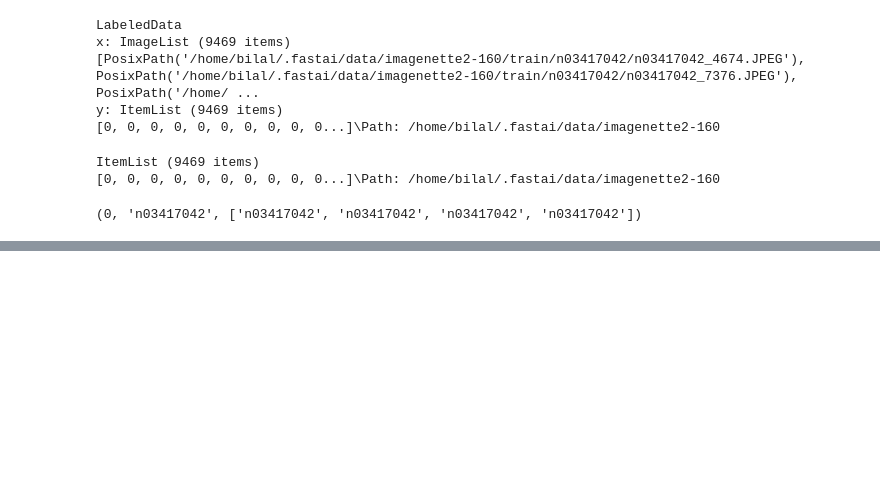
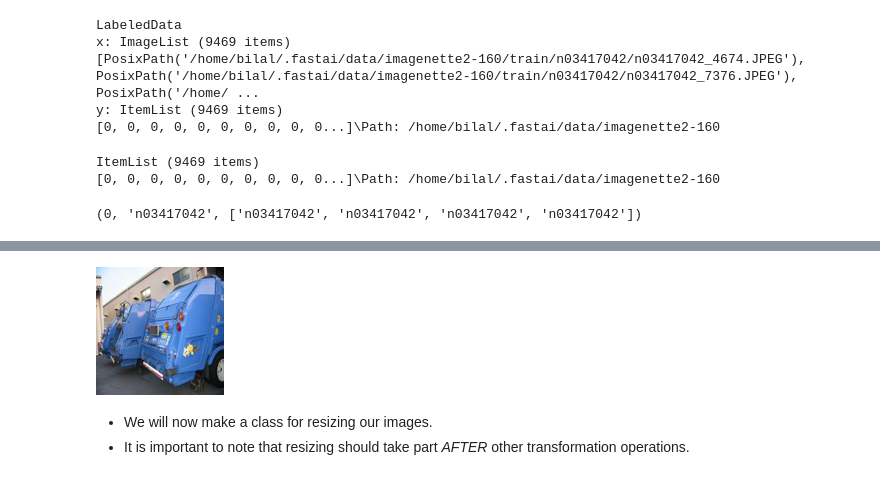
Before and after one commit to bachaudhry/fastai_test_implement, a Jupyter notebook: pytorch_NN_mechanics/Datablock_API.ipynb, the cells around one changed output, grey strips where cells are left out. Drawn from its saved outputs; the diff is of its cells as text; code cells hidden in the pictures; blank space fills up the shorter version.

Commit message:
Resizing class added

```diff
--- a/pytorch_NN_mechanics/Datablock_API.ipynb
+++ b/pytorch_NN_mechanics/Datablock_API.ipynb
@@ -476,0 +491,8 @@ ll.train.y.items[0], ll.train.y_obj(0), ll.train.y_obj(slice(4))
+# %%
+# Let's resize the image to 128x128
+ll.train[0][0].resize((128,128))
+# %% [output]
+[figure, added]
+# %% [markdown]
+- We will now make a class for resizing our images.
+- It is important to note that resizing should take part _AFTER_ other transformation operations.
```
Also changed, not shown: parts of 8 cells of this notebook.
